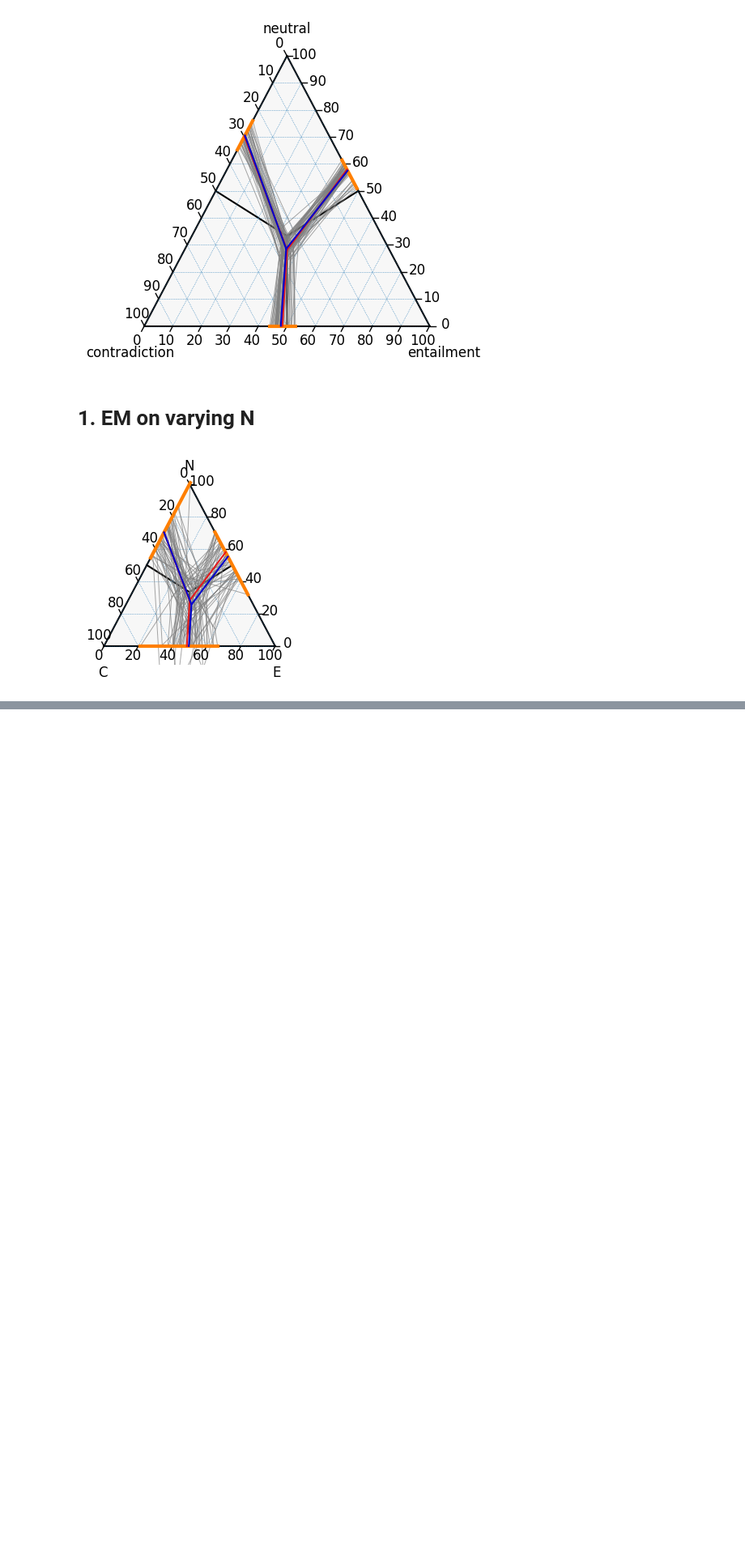
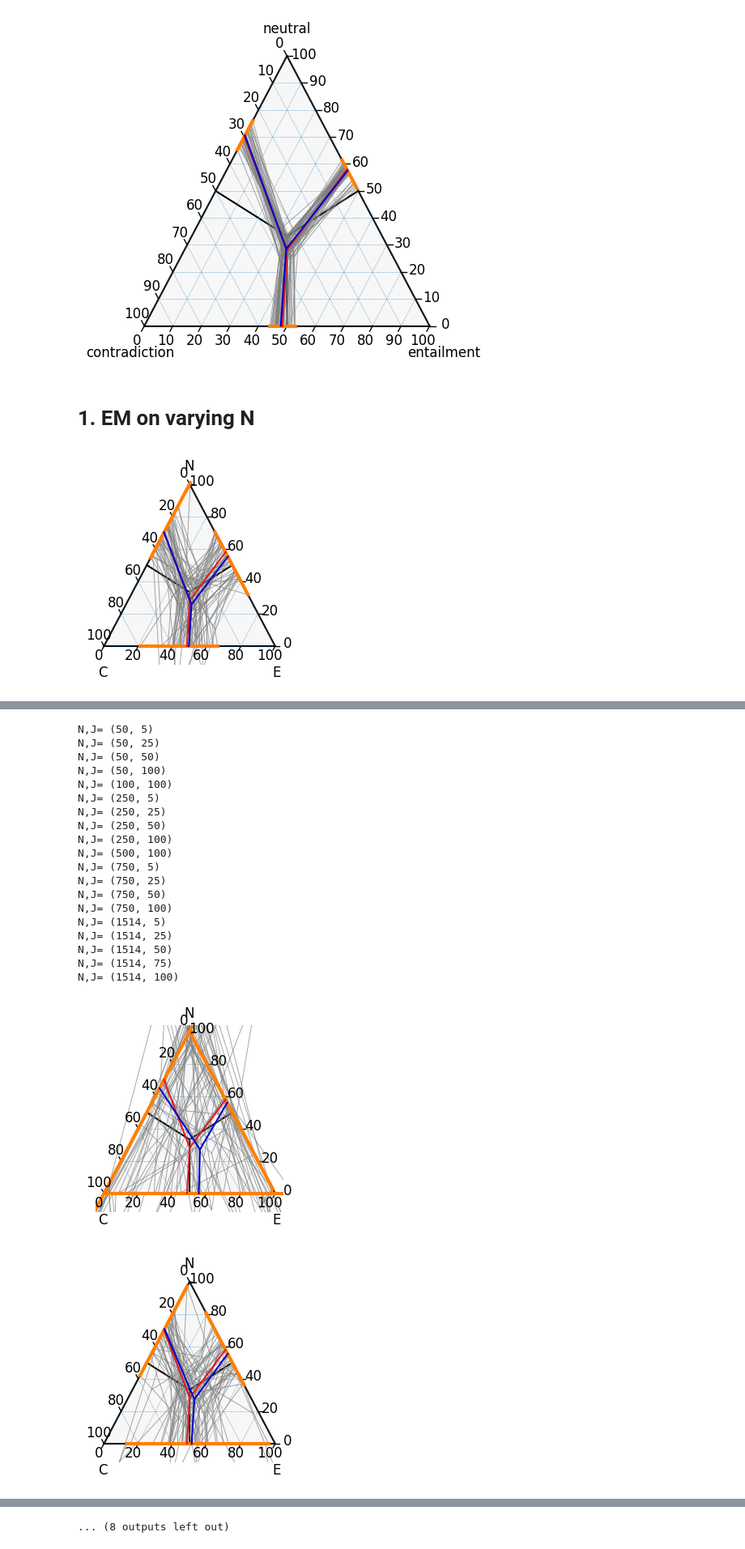
Before and after one commit to corneliagru/label-variation-nli, a Jupyter notebook: notebooks/2_stability_estimation.ipynb, the cells around one changed output, grey strips where cells are left out. Shown at 81% size. Saved outputs shown, nothing was run; the diff lists cells and outputs as text; code cells hidden in the pictures; blank space fills up the shorter version.

Commit message:
do bootstrap for varying N and J

```diff
--- a/notebooks/2_stability_estimation.ipynb
+++ b/notebooks/2_stability_estimation.ipynb
@@ -213 +86,3 @@ def N_J_bootstrap_em(N_J_comb, B):
+# %%
+snli_annotations = freq_to_matrix(snli_one_hot_arr)
 # %%
@@ -220,14 +110,22 @@ B_matrix_N_J_random_results_list = []
 B_matrix_N_J_random_mean_bounds = []
 B_matrix_N_J_combinations = []
 # %%
-for comb in N_J_combinations_list:
-    print('Combination: ', comb)
-    res = N_J_bootstrap_em(N_J_comb = comb,B=50)
+recompute = False
 
-    pi_mean = np.mean(res[0],axis=0)
-    theta_mean = np.mean(res[1],axis=0)
-    bounds_mean = get_boundaries(pi_mean, theta_mean)
+if recompute:
+    for comb in N_J_combinations_list:
+        print('Combination: ', comb)
+        res = N_J_bootstrap_em(N_J_comb = comb, snli_annotations = snli_annotations, B=50, seed=12)
 
-    B_matrix_N_J_combinations.append(comb)
-    B_matrix_N_J_random_results_list.append(res)
-    B_matrix_N_J_random_mean_bounds.append(bounds_mean)
+        pi_mean = np.mean(res[0],axis=0)
+        theta_mean = np.mean(res[1],axis=0)
+        bounds_mean = get_boundaries(pi_mean, theta_mean)
+
+        B_matrix_N_J_combinations.append(comb)
+        B_matrix_N_J_random_results_list.append(res)
+        B_matrix_N_J_random_mean_bounds.append(bounds_mean)
+        with open("../data/bootstrap/b_N_J.pkl", "wb") as f:
+            pickle.dump([B_matrix_N_J_combinations, B_matrix_N_J_random_results_list, B_matrix_N_J_random_mean_bounds], f)
+else:
+    with open("../data/bootstrap/b_N_J.pkl", "rb") as f:
+        B_matrix_N_J_combinations, B_matrix_N_J_random_results_list, B_matrix_N_J_random_mean_bounds = pickle.load(f)
@@ -351,0 +132,34 @@ test
+# %%
+for i in range(len(B_matrix_N_J_combinations)):
+    print('N,J=', B_matrix_N_J_combinations[i])
+    file_name = '../figs/appendix/N'+ str(B_matrix_N_J_combinations[i][0]) + '_J' + str(B_matrix_N_J_combinations[i][1]) + '_bootstrap.png'
+
+    figure, tax = plot_ternary_axes(multiple=20, size=3, labels=["E", "N", "C"], label_offset=-0.15, tick_offset=0.025, weight='roman')
+    tax = plot_bootstrap_bounds(tax, B_matrix_N_J_random_results_list[i][-2])
+    tax = plot_ternary_bounds(tax, pi=pi, theta=theta, bounds_col=CB_color_cycle[7]) # original bounds in red
+    pi_mean = np.mean(B_matrix_N_J_random_results_list[i][0],axis=0)
+    theta_mean = np.mean(B_matrix_N_J_random_results_list[i][1],axis=0)
+    tax = plot_ternary_bounds(tax, pi=pi_mean, theta=theta_mean, bounds_col="mediumblue") # mean bounds in blue
+    figure.savefig(file_name, bbox_inches='tight', dpi=300)
+# %% [output]
+N,J= (50, 5)
+N,J= (50, 25)
+N,J= (50, 50)
+N,J= (50, 100)
+N,J= (100, 100)
+N,J= (250, 5)
+N,J= (250, 25)
+N,J= (250, 50)
+N,J= (250, 100)
+N,J= (500, 100)
+N,J= (750, 5)
+N,J= (750, 25)
+N,J= (750, 50)
+N,J= (750, 100)
+N,J= (1514, 5)
+N,J= (1514, 25)
+N,J= (1514, 50)
+N,J= (1514, 75)
+N,J= (1514, 100)
+[figure, added]
+[figure, added]
@@ -351,0 +175 @@ test
+... (8 outputs left out)
```
Also changed, not shown: parts of 11 cells of this notebook, 23 other files.
